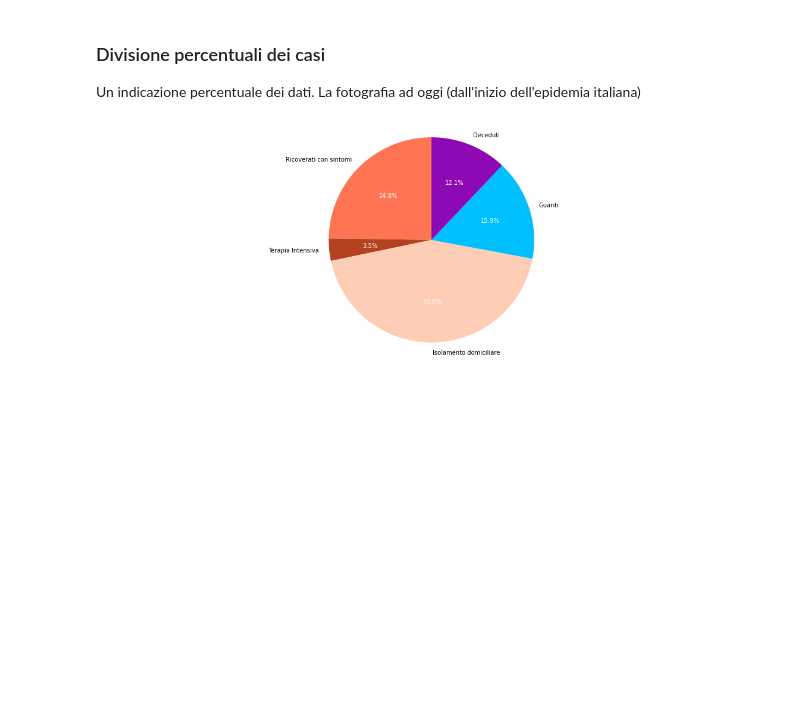
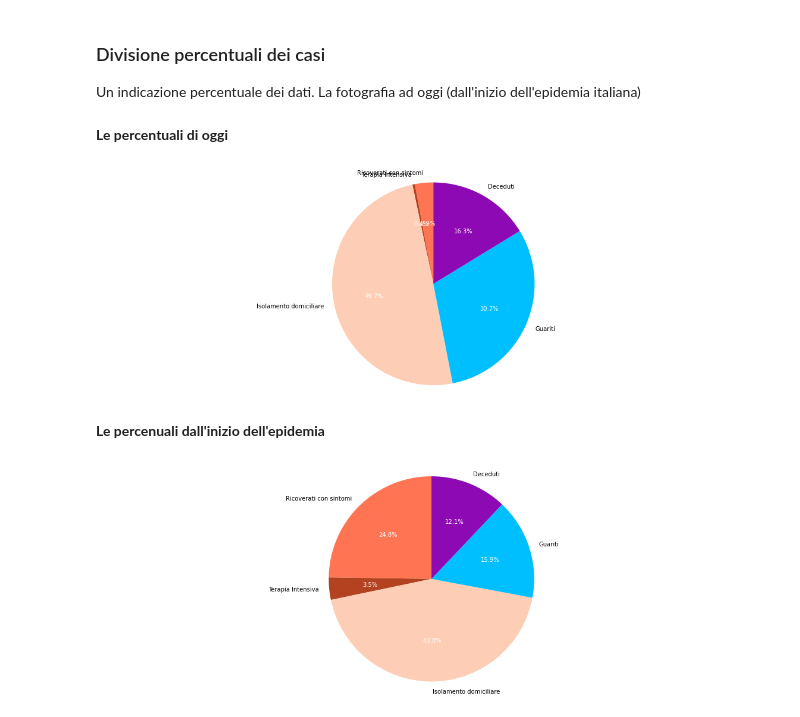
Before and after one commit to pasalino/Covid-19-PyAnalysis, a Jupyter notebook: Covid-19.ipynb, the cells around one changed output. Saved outputs shown, nothing was run; the diff lists cells and outputs as text; code cells hidden in the pictures; blank space fills up the shorter version.

```diff
--- a/Covid-19.ipynb
+++ b/Covid-19.ipynb
@@ -749,6 +735,32 @@ beautify_graph(ax)
 # %% [markdown]
 ### Divisione percentuali dei casi
 Un indicazione percentuale dei dati. La fotografia ad oggi (dall'inizio dell'epidemia italiana)
+# %% [markdown]
+**Le percentuali di oggi**
+# %%
+# Data to plot
+
+v1 = int(last_info['ricoverati_con_sintomi'])
+v2 = int(last_info['terapia_intensiva'])
+v3 = int(last_info['isolamento_domiciliare'])
+v4 = int(last_info['dimessi_guariti'])
+v5 = int(last_info['deceduti'])
+labels = 'Ricoverati con sintomi', 'Terapia Intensiva', 'Isolamento domiciliare', 'Guariti', 'Deceduti'
+sizes = [v1, v2, v3, v4, v5]
+fig1, ax1 = plt.subplots()
+colors = [COL_RICOVERATI, COL_TERAPIA_INTENSIVA, COL_ISOLAMENTO_DOMICILIARE, COL_GUARITI, COL_DECEDUTI]
+_, _, autotexts = ax1.pie(sizes,labels=labels,colors=colors, autopct='%1.1f%%',  startangle=90)
+
+for autotext in autotexts:
+    autotext.set_color('white')
+
+ax1.axis('equal')
+
+plt.show()
+# %% [output]
+[figure, added]
+# %% [markdown]
+**Le percenuali dall'inizio dell'epidemia**
 # %%
 # Data to plot
 last_info = national_trend[-1:]
```
Also changed, not shown: parts of 3 cells of this notebook, 1 other file.
